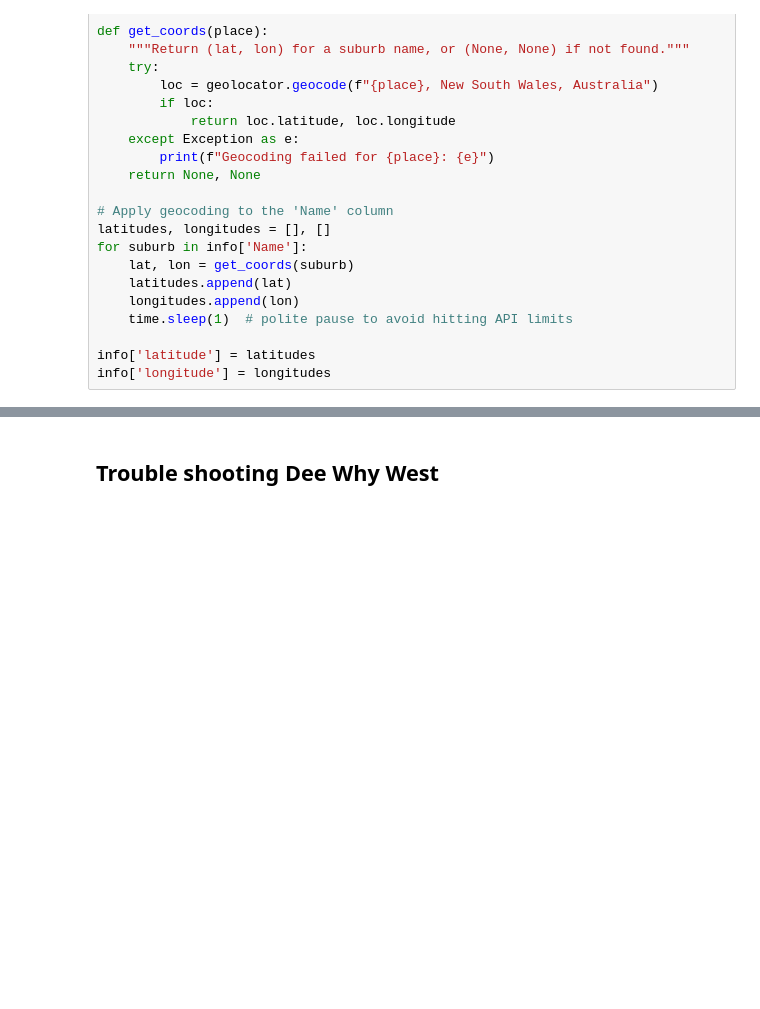
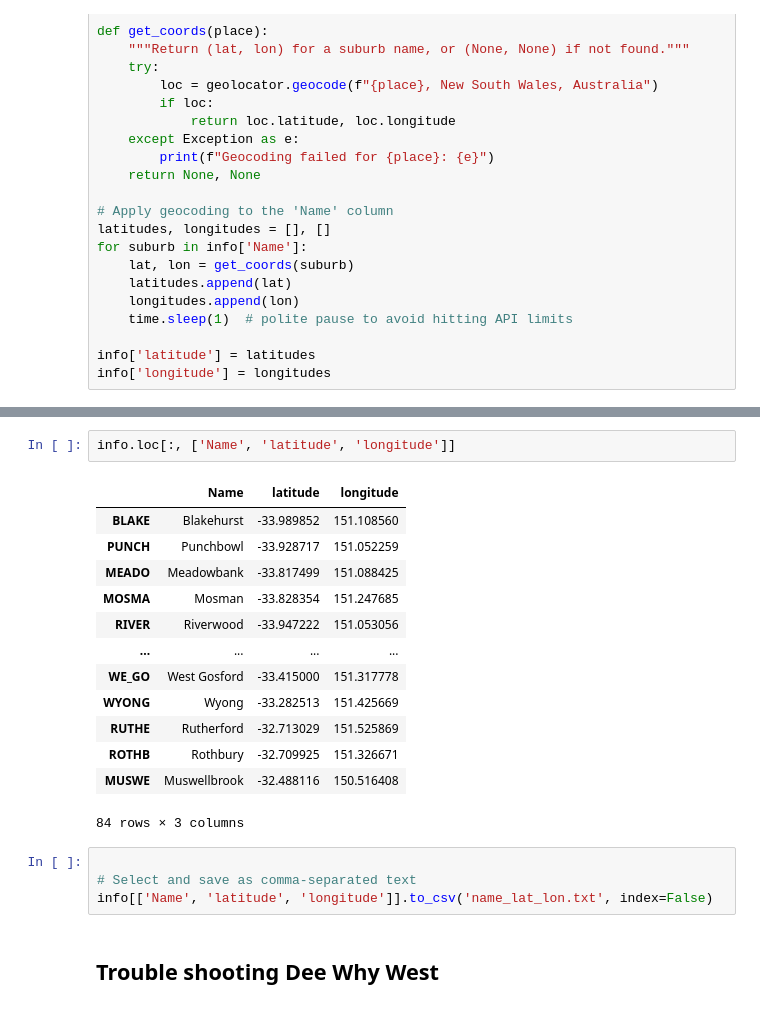
Before and after one commit to 21centuryweather/aus_substation_electricity, a Jupyter notebook: pia_notebooks/NSW_data/substation_location.ipynb, the cells around one changed output, grey strips where cells are left out. Drawn from its saved outputs; the diff is of its cells as text; blank space fills up the shorter version.

```diff
--- a/pia_notebooks/NSW_data/substation_location.ipynb
+++ b/pia_notebooks/NSW_data/substation_location.ipynb
@@ -52,3 +91,23 @@ info.head(20)
+# %%
+info.loc[:, ['Name', 'latitude', 'longitude']]
+# %% [output]
+|  | Name | latitude | longitude |
+| BLAKE | Blakehurst | -33.989852 | 151.108560 |
+| PUNCH | Punchbowl | -33.928717 | 151.052259 |
+| MEADO | Meadowbank | -33.817499 | 151.088425 |
+| MOSMA | Mosman | -33.828354 | 151.247685 |
+| RIVER | Riverwood | -33.947222 | 151.053056 |
+| ... | ... | ... | ... |
+| WE_GO | West Gosford | -33.415000 | 151.317778 |
+| WYONG | Wyong | -33.282513 | 151.425669 |
+| RUTHE | Rutherford | -32.713029 | 151.525869 |
+| ROTHB | Rothbury | -32.709925 | 151.326671 |
+| MUSWE | Muswellbrook | -32.488116 | 150.516408 |
+84 rows × 3 columns
+# %%
+
+# Select and save as comma-separated text
+info[['Name', 'latitude', 'longitude']].to_csv('name_lat_lon.txt', index=False)
 # %% [markdown]
 ## Trouble shooting Dee Why West
 # %%
```
Also changed, not shown: parts of 9 cells of this notebook.
